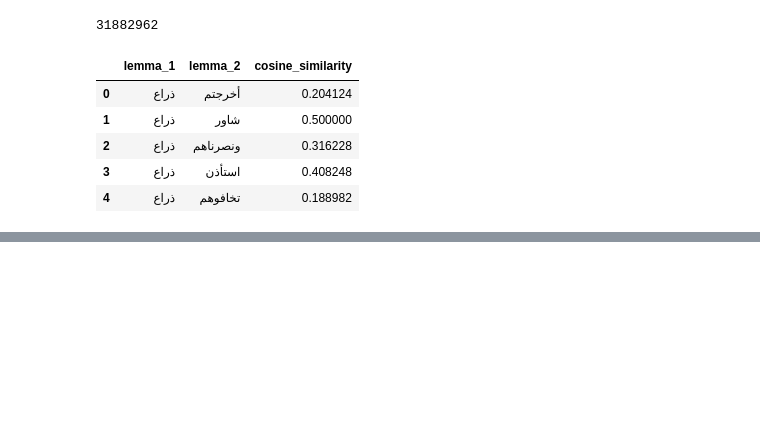
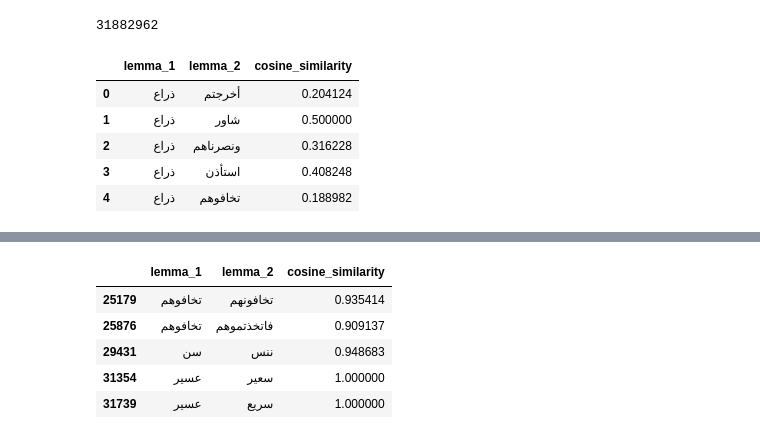
Before and after one commit to jawadshuaib/quran-similarity-search-jupyter-notebooks, a Jupyter notebook: BB - Vectorize to find Lemma Cousins.ipynb, the cells around one changed output, grey strips where cells are left out. Drawn from its saved outputs; the diff is of its cells as text; code cells hidden in the pictures; blank space fills up the shorter version.

```diff
--- a/BB - Vectorize to find Lemma Cousins.ipynb
+++ b/BB - Vectorize to find Lemma Cousins.ipynb
@@ -245,0 +270,9 @@ dfY[dfY['lemma_1'] == 'إنسان'].sort_values(by=['cosine_similarity'], ascend
+# %%
+dfB.head()
+# %% [output]
+|  | lemma_1 | lemma_2 | cosine_similarity |
+| 25179 | تخافوهم | تخافونهم | 0.935414 |
+| 25876 | تخافوهم | فاتخذتموهم | 0.909137 |
+| 29431 | سن | ننس | 0.948683 |
+| 31354 | عسير | سعير | 1.000000 |
+| 31739 | عسير | سريع | 1.000000 |
```
Also changed, not shown: parts of 47 cells of this notebook.
